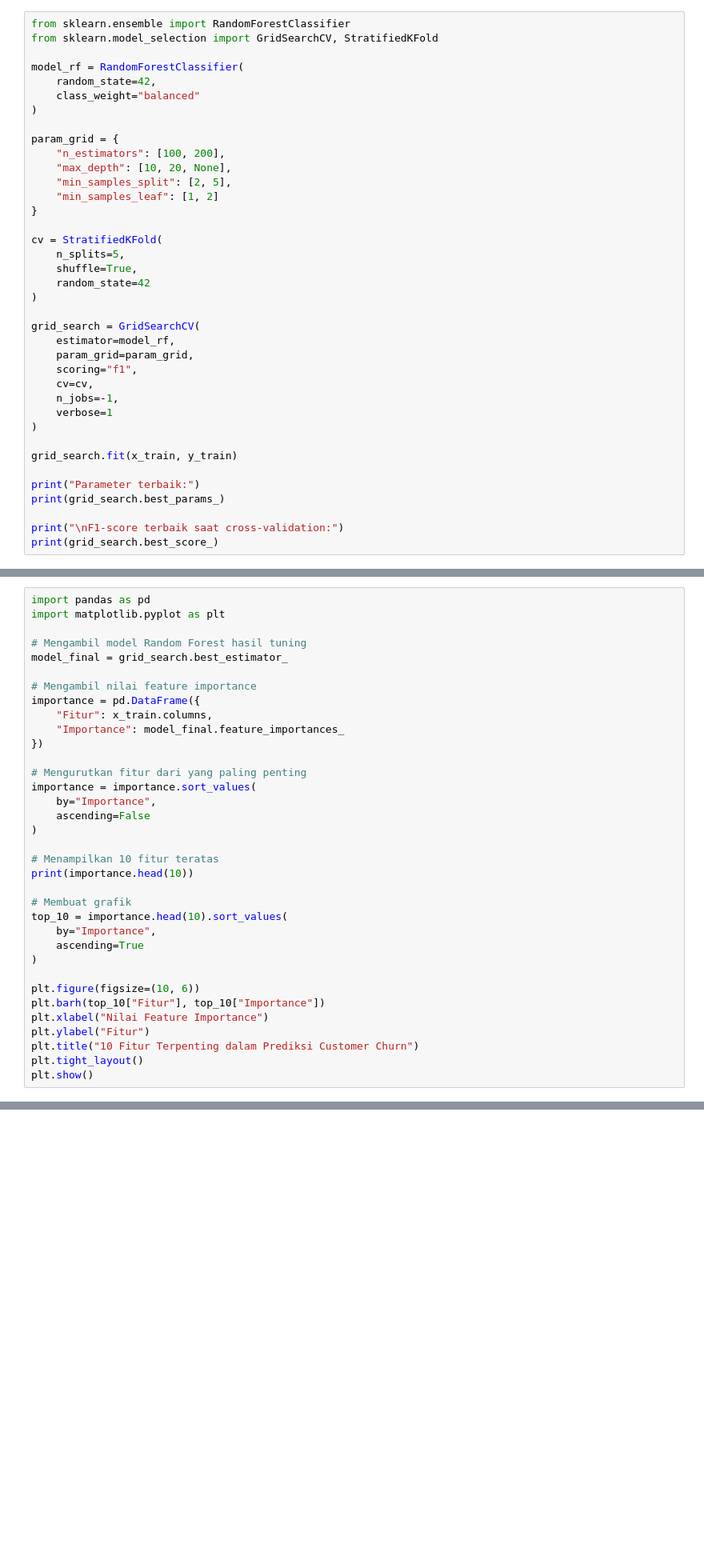
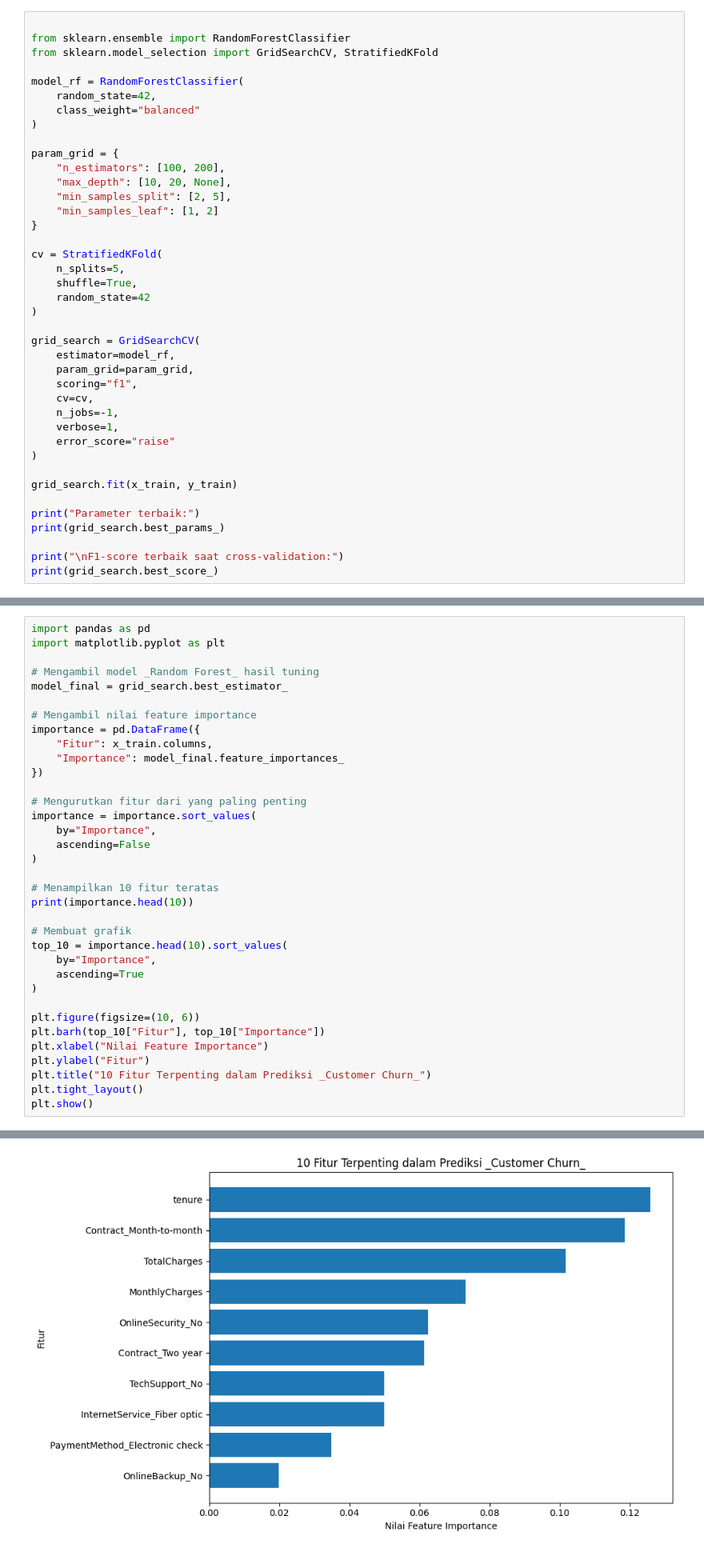
Before and after one commit to Rani241/Machine-Learning-Telco-Customer-Churn, a Jupyter notebook: Telco Customer Churn/Telco Customer Churn.ipynb, the cells around one changed output, grey strips where cells are left out. Shown at 80% size. Cells and saved outputs as stored; diff of their text form; blank space fills up the shorter version.

```diff
--- a/Telco Customer Churn/Telco Customer Churn.ipynb
+++ b/Telco Customer Churn/Telco Customer Churn.ipynb
@@ -438,6 +438,7 @@ Walau akurasi menjacapai 78,35%, model masih melewatkan cukup banyak pelanggan y
 # %% [markdown]
 ## Random forest hasil hyperparameter tuning
 # %%
+
 from sklearn.ensemble import RandomForestClassifier
 from sklearn.model_selection import GridSearchCV, StratifiedKFold
 
@@ -465,7 +466,8 @@ grid_search = GridSearchCV(
     scoring="f1",
     cv=cv,
     n_jobs=-1,
-    verbose=1
+    verbose=1,
+    error_score="raise"
 )
 
 grid_search.fit(x_train, y_train)
@@ -546,7 +588,7 @@ Logistic Regression lebih sedikit melewatkan pelanggan yang berpotensi berhenti,
 import pandas as pd
 import matplotlib.pyplot as plt
 
-# Mengambil model Random Forest hasil tuning
+# Mengambil model _Random Forest_ hasil tuning
 model_final = grid_search.best_estimator_
 
 # Mengambil nilai feature importance
@@ -574,6 +616,7 @@ plt.figure(figsize=(10, 6))
 plt.barh(top_10["Fitur"], top_10["Importance"])
 plt.xlabel("Nilai Feature Importance")
 plt.ylabel("Fitur")
-plt.title("10 Fitur Terpenting dalam Prediksi Customer Churn")
+plt.title("10 Fitur Terpenting dalam Prediksi _Customer Churn_")
 plt.tight_layout()
 plt.show()
+# %% [output]
@@ -580 +634,2 @@ plt.show()
+[figure, added]
 # %% [markdown]
```
Also changed, not shown: parts of 27 cells of this notebook.
